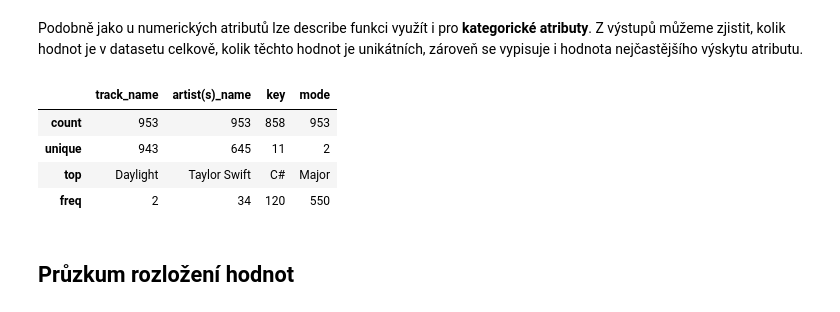
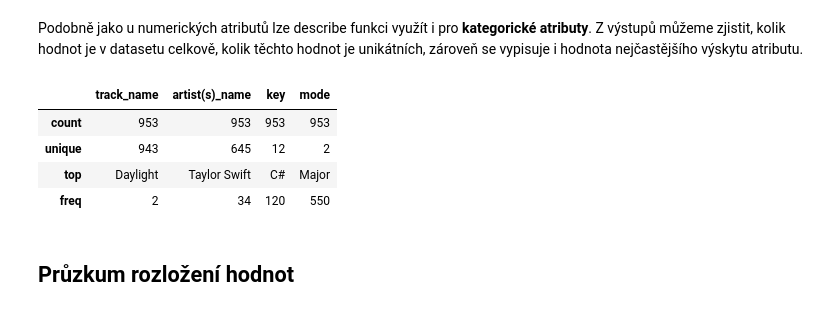
Before and after one commit to Filda99/FIT-UPA, a Jupyter notebook: proj2/upa_proj2.ipynb, the cells around one changed output. Cells and saved outputs as stored; diff of their text form; code cells hidden in the pictures.

```diff
--- a/proj2/upa_proj2.ipynb
+++ b/proj2/upa_proj2.ipynb
@@ -98,20 +98,23 @@ print(categorical_attributes)
 # %% [output]
 ['track_name', 'artist(s)_name', 'streams', 'in_deezer_playlists', 'in_shazam_charts', 'key', 'mode']
 # %%
-data['in_shazam_charts'].fillna(0, inplace=True) # in_shazam_charts ma null hodnoty, ktere vyplnime 0 pro snadnou konverzi
-data['in_deezer_playlists'].fillna(0, inplace=True) # in_shazam_charts ma null hodnoty, ktere vyplnime 0 pro snadnou konverzi
-data['in_deezer_playlists'] = data['in_deezer_playlists'].replace(',', '', regex=True).astype('int64') # nektere hodnoty byly v americkem formatu, kde 2,456 znaci 2456
-data['in_shazam_charts'] = data['in_shazam_charts'].replace(',', '', regex=True).astype('int64')
+# data['in_shazam_charts'].fillna(0, inplace=True) # in_shazam_charts ma null hodnoty, ktere vyplnime 0 pro snadnou konverzi
+# data['in_deezer_playlists'].fillna(0, inplace=True) # in_shazam_charts ma null hodnoty, ktere vyplnime 0 pro snadnou konverzi
+# data['in_deezer_playlists'] = data['in_deezer_playlists'].replace(',', '', regex=True).astype('int64') # nektere hodnoty byly v americkem formatu, kde 2,456 znaci 2456
+# data['in_shazam_charts'] = data['in_shazam_charts'].replace(',', '', regex=True).astype('int64')
 
-attributes_to_convert = ['streams', 'in_deezer_playlists', 'in_shazam_charts']
+# attributes_to_convert = ['streams', 'in_deezer_playlists', 'in_shazam_charts']
 
-# Convert each specified column to numeric values
-for attribute in attributes_to_convert:
-    data[attribute] = pd.to_numeric(data[attribute], errors='coerce', downcast='integer')
+# # Convert each specified column to numeric values
+# for attribute in attributes_to_convert:
+#     data[attribute] = pd.to_numeric(data[attribute], errors='coerce', downcast='integer')
 
-# Convert the columns to integer type
-data[attributes_to_convert] = data[attributes_to_convert].astype('Int64')
+# # Convert the columns to integer type
+# data[attributes_to_convert] = data[attributes_to_convert].astype('Int64')
 
+# data.info()
+
+convertAndFillNulls(data)
 data.info()
 # %% [output]
 <class 'pandas.core.frame.DataFrame'>
@@ -151,12 +154,12 @@ data.describe().round(0)
 # %% [markdown]
 Podobně jako u numerických atributů lze describe funkci využít i pro **kategorické atributy**. Z výstupů můžeme zjistit, kolik hodnot je v datasetu celkově, kolik těchto hodnot je unikátních, zároveň se vypisuje i hodnota nejčastějšího výskytu atributu.
 # %%
-include = ['object']
-data.describe(include = include)
+incl = ['object']
+data.describe(include = incl)
 # %% [output]
 |  | track_name | artist(s)_name | key | mode |
-| count | 953 | 953 | 858 | 953 |
-| unique | 943 | 645 | 11 | 2 |
+| count | 953 | 953 | 953 | 953 |
+| unique | 943 | 645 | 12 | 2 |
 | top | Daylight | Taylor Swift | C# | Major |
 | freq | 2 | 34 | 120 | 550 |
 # %% [markdown]
```
Also changed, not shown: parts of 3 cells of this notebook, 2 other files.
